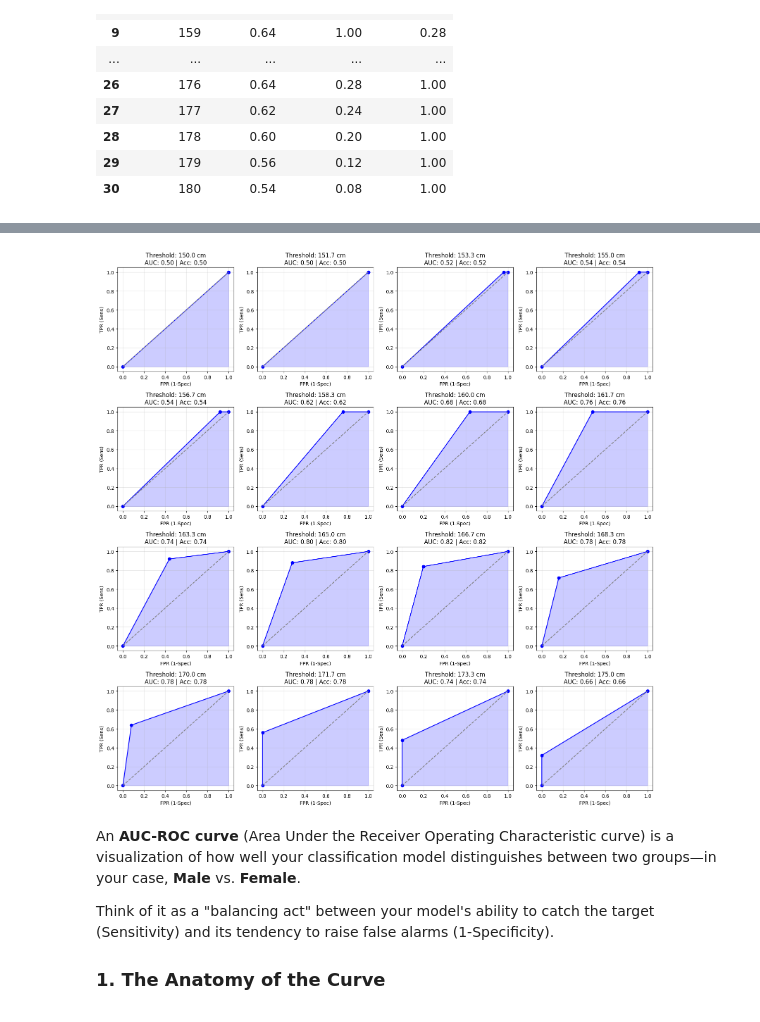
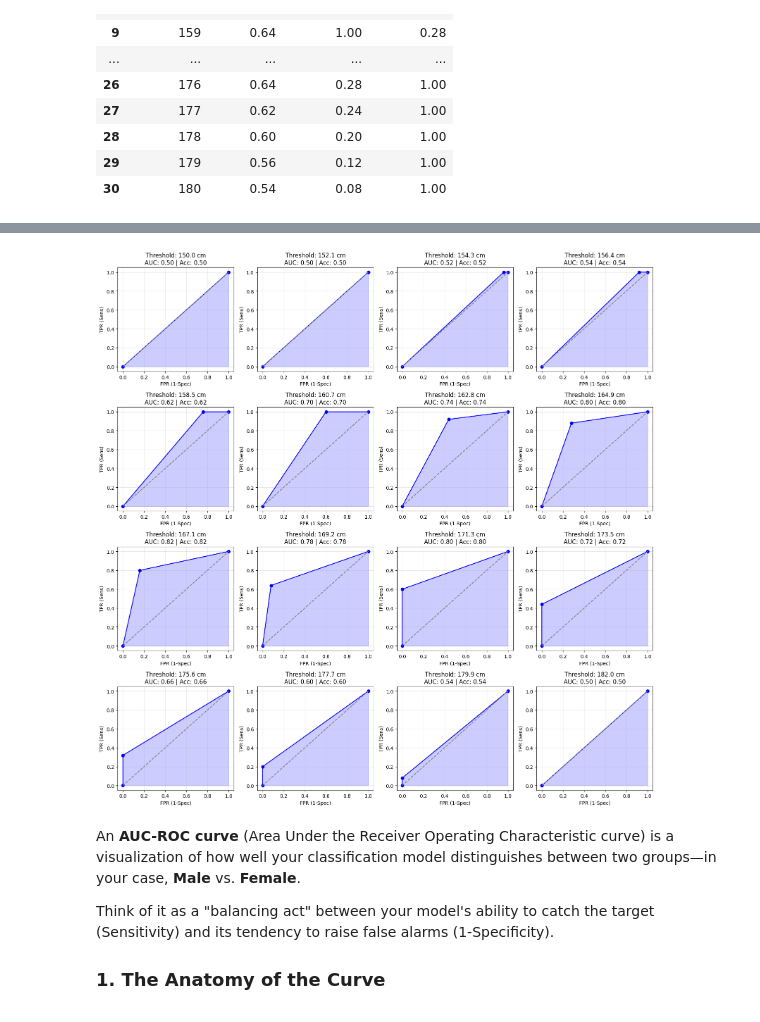
Before and after one commit to robertscotthoward/public, a Jupyter notebook: AUC_ROC.ipynb, the cells around one changed output, grey strips where cells are left out. Cells and saved outputs as stored; diff of their text form; code cells hidden in the pictures.

```diff
--- a/AUC_ROC.ipynb
+++ b/AUC_ROC.ipynb
@@ -370,6 +404,13 @@ display(best_scenarios.head(5))
 # %%
-# Parameters for sweep
-thresholds = np.linspace(150, 175, 16)
+# Let's create 16 models using the "parameter sweep" method above.
+
+# Divide the line from 150 to 182 (min and max) into 16 equal values
+# so we can plot a 4 x 4 set of graphs.
+# In the example paper here: https://www.sciopen.com/local/article_pdf/10.32604/cmc.2025.063961.pdf
+# they create one chart with multiple AUC-ROC curves overlayed on the one chart,
+# But we're going to split them out.
+
+thresholds = np.linspace(150, 182, 16)
 fig, axes = plt.subplots(4, 4, figsize=(16, 16))
 axes = axes.flatten()
 
@@ -387,34 +428,34 @@ for i, t in enumerate(thresholds):
 
     # AUC for this triangle is 0.5 * (1 + TPR - FPR)
     auc = 0.5 * (1 + tpr - fpr)
 
     ax = axes[i]
     ax.plot([0, fpr, 1], [0, tpr, 1], marker='o', color='blue', label=f'Threshold ROC')
     ax.plot([0, 1], [0, 1], linestyle='--', color='gray', label='Random')
     ax.fill_between([0, fpr, 1], [0, tpr, 1], alpha=0.2, color='blue')
 
     ax.set_xlim([-0.05, 1.05])
     ax.set_ylim([-0.05, 1.05])
     ax.set_title(f"Threshold: {t:.1f} cm\nAUC: {auc:.2f} | Acc: {cm.accuracy():.2f}")
     ax.set_xlabel("FPR (1-Spec)")
     ax.set_ylabel("TPR (Sens)")
     ax.grid(True, alpha=0.3)
 
 plt.tight_layout()
 plt.savefig('parameter_sweep_roc.png')
 
 # Also generate a table of results for the user
 results = []
 for t in np.linspace(150, 175, 30): # More granular for the table
     cm = ConfusionMatrix()
     for _, row in df.iterrows():
         cm.add(is_male(row['Height (cm)'], t), row['Sex'] == 'Male')
     results.append({'Threshold': round(t, 2), 'Accuracy': cm.accuracy(), 'Sens': cm.sensitivity(), 'Spec': cm.specificity()})
 
 results_df = pd.DataFrame(results)
 results_df.to_csv('threshold_sweep_results.csv', index=False)
 # %% [output]
-[figure, old version]
+[figure, new version]
 # %% [markdown]
 An **AUC-ROC curve** (Area Under the Receiver Operating Characteristic curve) is a visualization of how well your classification model distinguishes between two groups—in your case, **Male** vs. **Female**.
 
```
Also changed, not shown: parts of 14 cells of this notebook.
